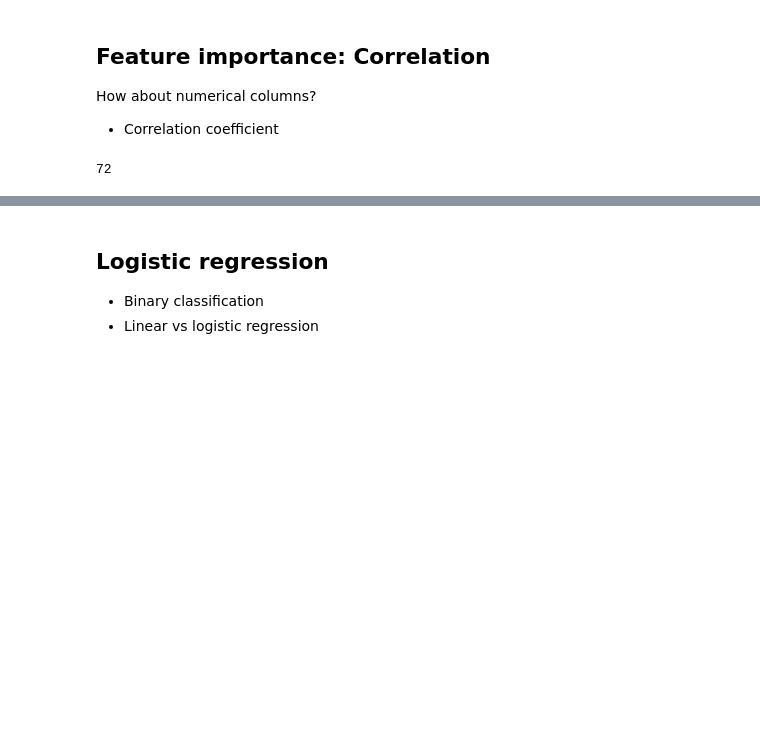
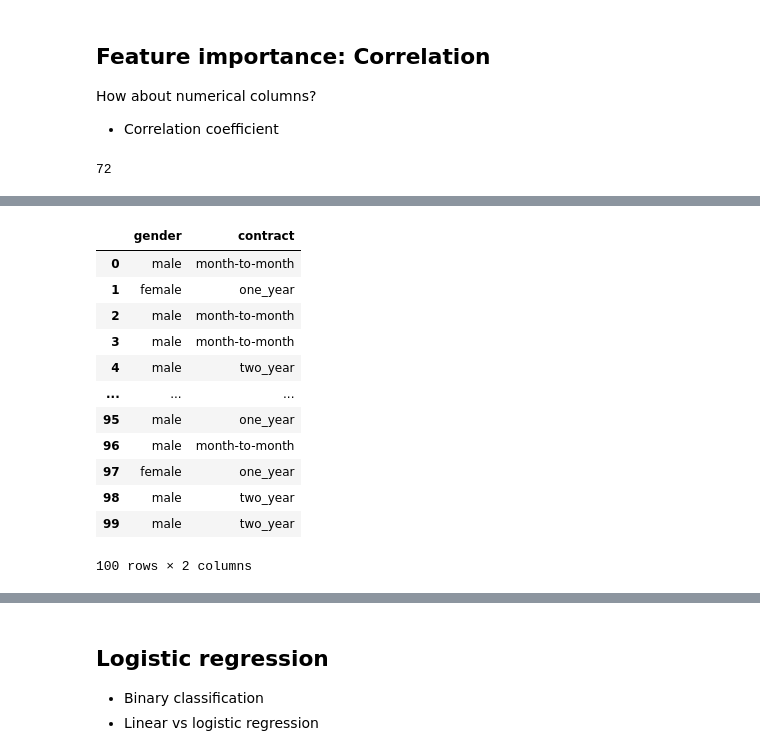
Before and after one commit to JudahSan/mlbookcamp2022, a Jupyter notebook: Week 3 Classification/ML for Classification Churn Prediction.ipynb, the cells around one changed output, grey strips where cells are left out. Drawn from its saved outputs; the diff is of its cells as text; code cells hidden in the pictures; blank space fills up the shorter version.

```diff
--- a/Week 3 Classification/ML for Classification Churn Prediction.ipynb
+++ b/Week 3 Classification/ML for Classification Churn Prediction.ipynb
@@ -490,0 +527,16 @@ df_full_train[df_full_train.tenure > 12].churn.mean()
+# %%
+df_train[['gender', 'contract']].iloc[:100]
+# %% [output]
+|  | gender | contract |
+| 0 | male | month-to-month |
+| 1 | female | one_year |
+| 2 | male | month-to-month |
+| 3 | male | month-to-month |
+| 4 | male | two_year |
+| ... | ... | ... |
+| 95 | male | one_year |
+| 96 | male | month-to-month |
+| 97 | female | one_year |
+| 98 | male | two_year |
+| 99 | male | two_year |
+100 rows × 2 columns
```
Also changed, not shown: parts of 26 cells of this notebook, 1 other file.
